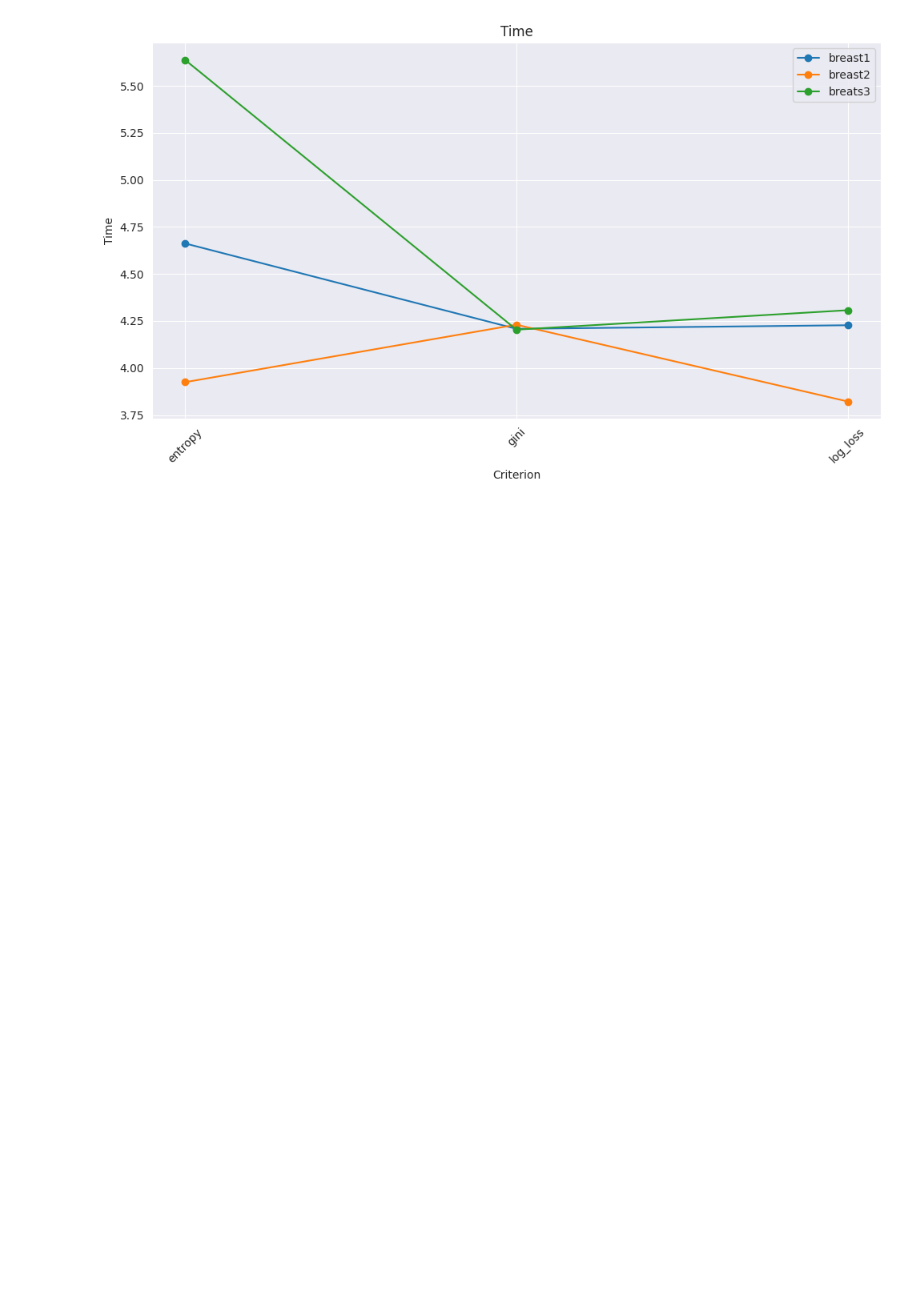
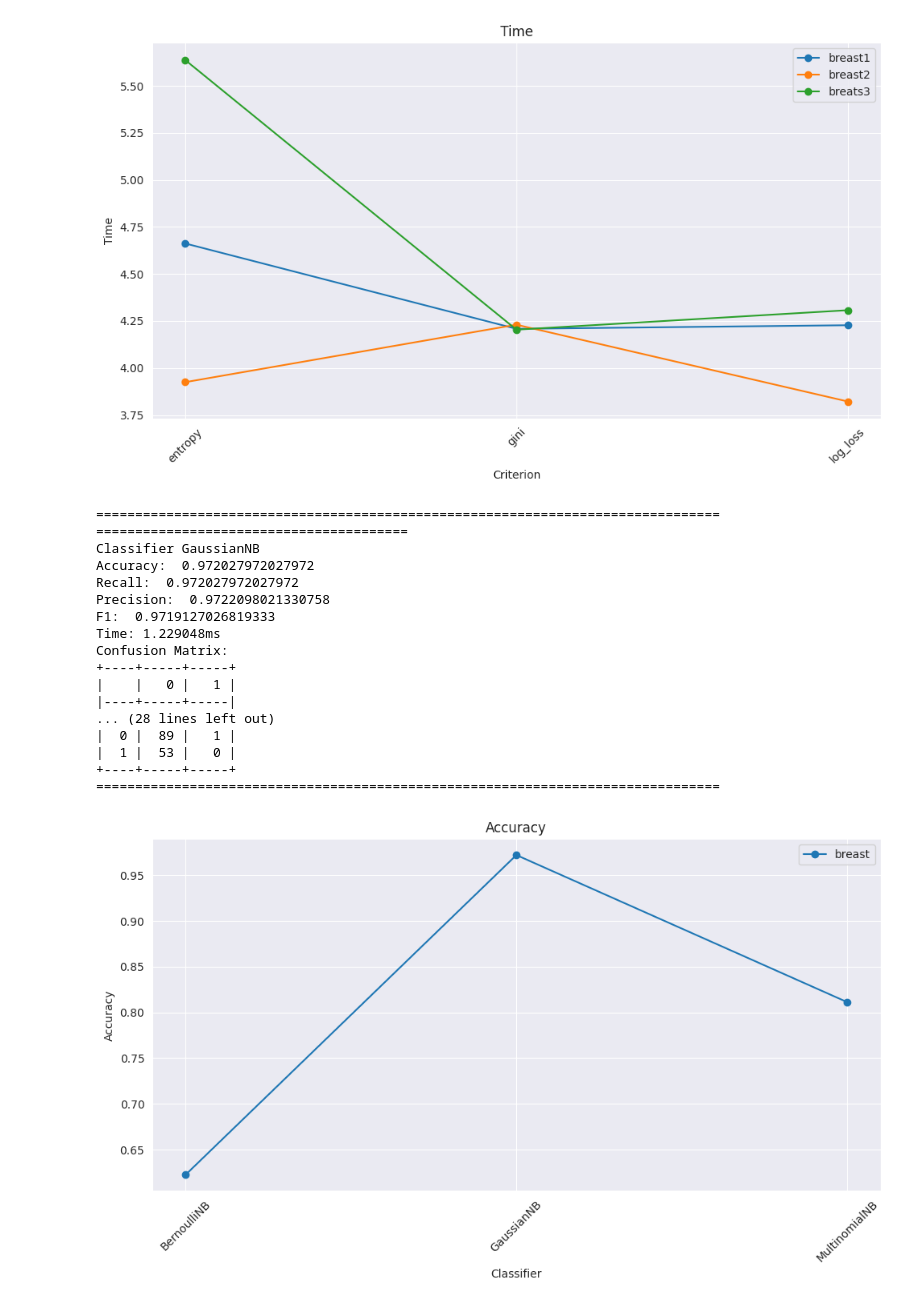
Before and after one commit to Maustrian3/ML24, a Jupyter notebook: exercise-1/breast.ipynb, the cells around one changed output. Saved outputs shown, nothing was run; the diff lists cells and outputs as text; code cells hidden in the pictures; blank space fills up the shorter version.

Commit message:
evaluation for breast dataset

```diff
--- a/exercise-1/breast.ipynb
+++ b/exercise-1/breast.ipynb
@@ -434,3 +446,30 @@ Confusion Matrix:
 [figure]
 # %%
 # Bayesian
+# %%
+reload(evaluator)
+
+classifiers = [GaussianNB, MultinomialNB, BernoulliNB]
+names = ['GaussianNB', 'MultinomialNB', 'BernoulliNB']
+
+bayes_results=evaluator.evaluate_classifier(classifiers, X_train, y_train, X_test, y_test, hyperparameters=[{},{},{},], names=names)
+evaluator.draw_diagram2_list({"breast": bayes_results}, x_axis='classifier', y_axis=['accuracy', 'precision', 'recall', 'f1', 'time'], logaritmic=False)
+# %% [output]
+================================================================================
+========================================
+Classifier GaussianNB
+Accuracy:  0.972027972027972
+Recall:  0.972027972027972
+Precision:  0.9722098021330758
+F1:  0.9719127026819333
+Time: 1.229048ms
+Confusion Matrix:
++----+-----+-----+
+|    |   0 |   1 |
+|----+-----+-----|
+... (28 lines left out)
+|  0 |  89 |   1 |
+|  1 |  53 |   0 |
++----+-----+-----+
+================================================================================
+[figure, added]
```
Also changed, not shown: parts of 13 cells of this notebook.
